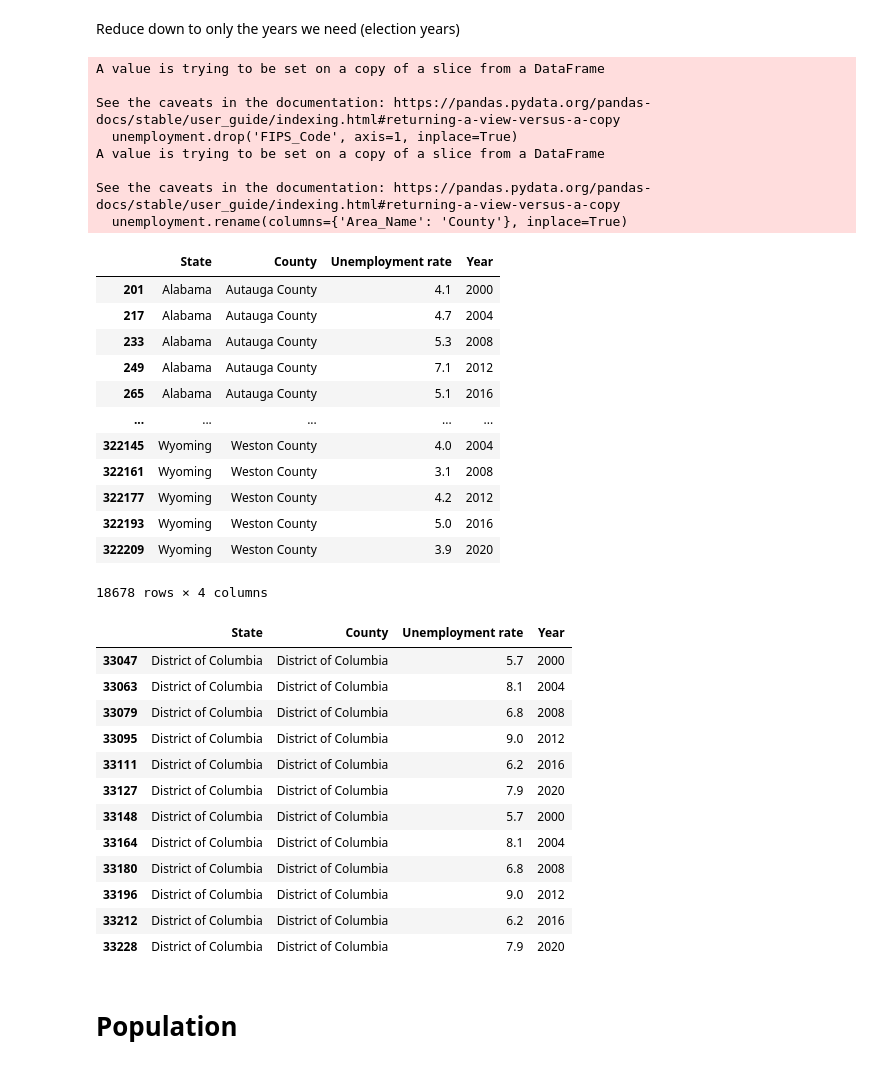
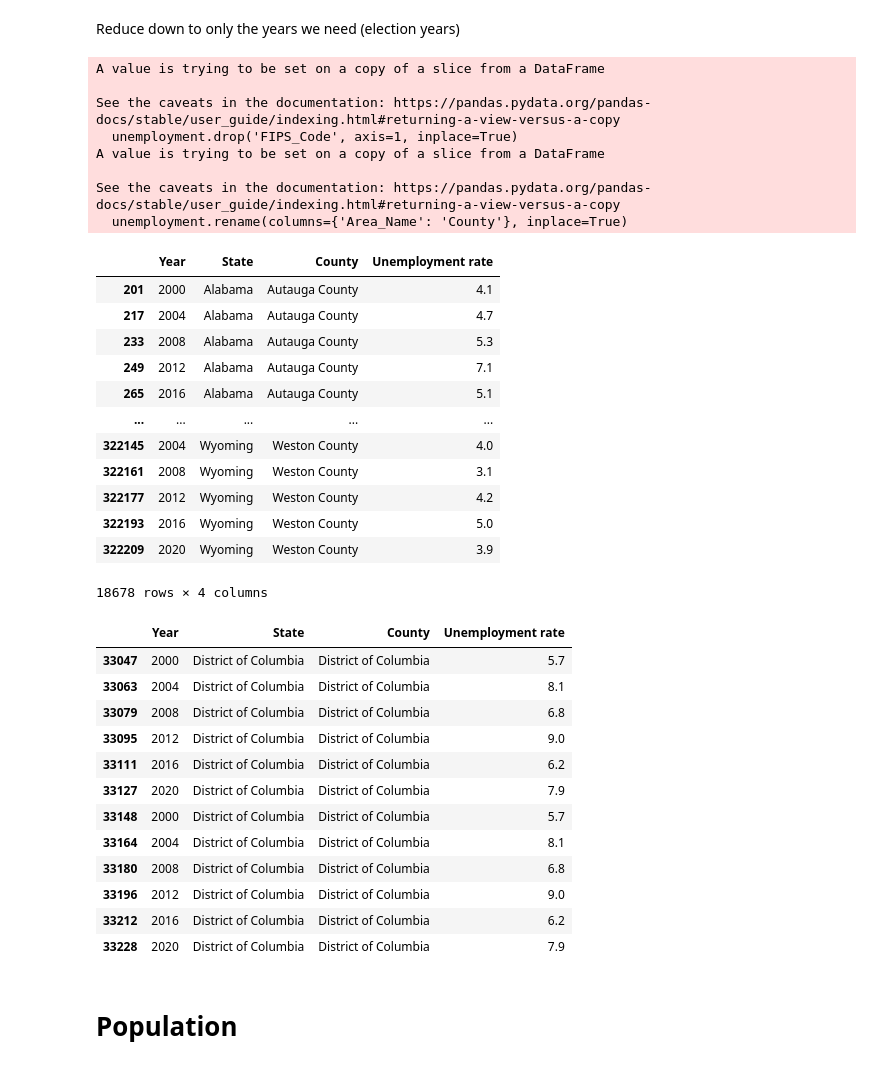
Before and after one commit to matthewcavanaugh96/us-presidential-elections-by-county, a Jupyter notebook: Demographics etc.ipynb, the cells around one changed output. Saved outputs shown, nothing was run; the diff lists cells and outputs as text; code cells hidden in the pictures.

```diff
--- a/Unemployment population and more.ipynb
+++ b/Demographics etc.ipynb
@@ -196,45 +196,48 @@ unemployment = unemployment[unemployment['Year'].isin(election_years)]
 # %%
 unemployment.drop('FIPS_Code', axis=1, inplace=True)
 unemployment.rename(columns={'Area_Name': 'County'}, inplace=True)
+
+#Reorder columns
+unemployment = unemployment[['Year', 'State', 'County', 'Unemployment rate']]
 unemployment
 # %% [output]
 A value is trying to be set on a copy of a slice from a DataFrame
 
 See the caveats in the documentation: https://pandas.pydata.org/pandas-docs/stable/user_guide/indexing.html#returning-a-view-versus-a-copy
   unemployment.drop('FIPS_Code', axis=1, inplace=True)
 A value is trying to be set on a copy of a slice from a DataFrame
 
 See the caveats in the documentation: https://pandas.pydata.org/pandas-docs/stable/user_guide/indexing.html#returning-a-view-versus-a-copy
   unemployment.rename(columns={'Area_Name': 'County'}, inplace=True)
-|  | State | County | Unemployment rate | Year |
-| 201 | Alabama | Autauga County | 4.1 | 2000 |
-| 217 | Alabama | Autauga County | 4.7 | 2004 |
-| 233 | Alabama | Autauga County | 5.3 | 2008 |
-| 249 | Alabama | Autauga County | 7.1 | 2012 |
-| 265 | Alabama | Autauga County | 5.1 | 2016 |
+|  | Year | State | County | Unemployment rate |
+| 201 | 2000 | Alabama | Autauga County | 4.1 |
+| 217 | 2004 | Alabama | Autauga County | 4.7 |
+| 233 | 2008 | Alabama | Autauga County | 5.3 |
+| 249 | 2012 | Alabama | Autauga County | 7.1 |
+| 265 | 2016 | Alabama | Autauga County | 5.1 |
 | ... | ... | ... | ... | ... |
-| 322145 | Wyoming | Weston County | 4.0 | 2004 |
-| 322161 | Wyoming | Weston County | 3.1 | 2008 |
-| 322177 | Wyoming | Weston County | 4.2 | 2012 |
-| 322193 | Wyoming | Weston County | 5.0 | 2016 |
-| 322209 | Wyoming | Weston County | 3.9 | 2020 |
+| 322145 | 2004 | Wyoming | Weston County | 4.0 |
+| 322161 | 2008 | Wyoming | Weston County | 3.1 |
+| 322177 | 2012 | Wyoming | Weston County | 4.2 |
+| 322193 | 2016 | Wyoming | Weston County | 5.0 |
+| 322209 | 2020 | Wyoming | Weston County | 3.9 |
 18678 rows × 4 columns
 # %%
 unemployment[unemployment['State'].str.contains('Dist')]
 # %% [output]
-|  | State | County | Unemployment rate | Year |
-| 33047 | District of Columbia | District of Columbia | 5.7 | 2000 |
-| 33063 | District of Columbia | District of Columbia | 8.1 | 2004 |
-| 33079 | District of Columbia | District of Columbia | 6.8 | 2008 |
-| 33095 | District of Columbia | District of Columbia | 9.0 | 2012 |
-| 33111 | District of Columbia | District of Columbia | 6.2 | 2016 |
-| 33127 | District of Columbia | District of Columbia | 7.9 | 2020 |
-| 33148 | District of Columbia | District of Columbia | 5.7 | 2000 |
-| 33164 | District of Columbia | District of Columbia | 8.1 | 2004 |
-| 33180 | District of Columbia | District of Columbia | 6.8 | 2008 |
-| 33196 | District of Columbia | District of Columbia | 9.0 | 2012 |
-| 33212 | District of Columbia | District of Columbia | 6.2 | 2016 |
-| 33228 | District of Columbia | District of Columbia | 7.9 | 2020 |
+|  | Year | State | County | Unemployment rate |
+| 33047 | 2000 | District of Columbia | District of Columbia | 5.7 |
+| 33063 | 2004 | District of Columbia | District of Columbia | 8.1 |
+| 33079 | 2008 | District of Columbia | District of Columbia | 6.8 |
+| 33095 | 2012 | District of Columbia | District of Columbia | 9.0 |
+| 33111 | 2016 | District of Columbia | District of Columbia | 6.2 |
+| 33127 | 2020 | District of Columbia | District of Columbia | 7.9 |
+| 33148 | 2000 | District of Columbia | District of Columbia | 5.7 |
+| 33164 | 2004 | District of Columbia | District of Columbia | 8.1 |
+| 33180 | 2008 | District of Columbia | District of Columbia | 6.8 |
+| 33196 | 2012 | District of Columbia | District of Columbia | 9.0 |
+| 33212 | 2016 | District of Columbia | District of Columbia | 6.2 |
+| 33228 | 2020 | District of Columbia | District of Columbia | 7.9 |
 # %% [markdown]
 # Population
 # %% [markdown]
```
Also changed, not shown: parts of 1 cell of this notebook, 5 other files.
